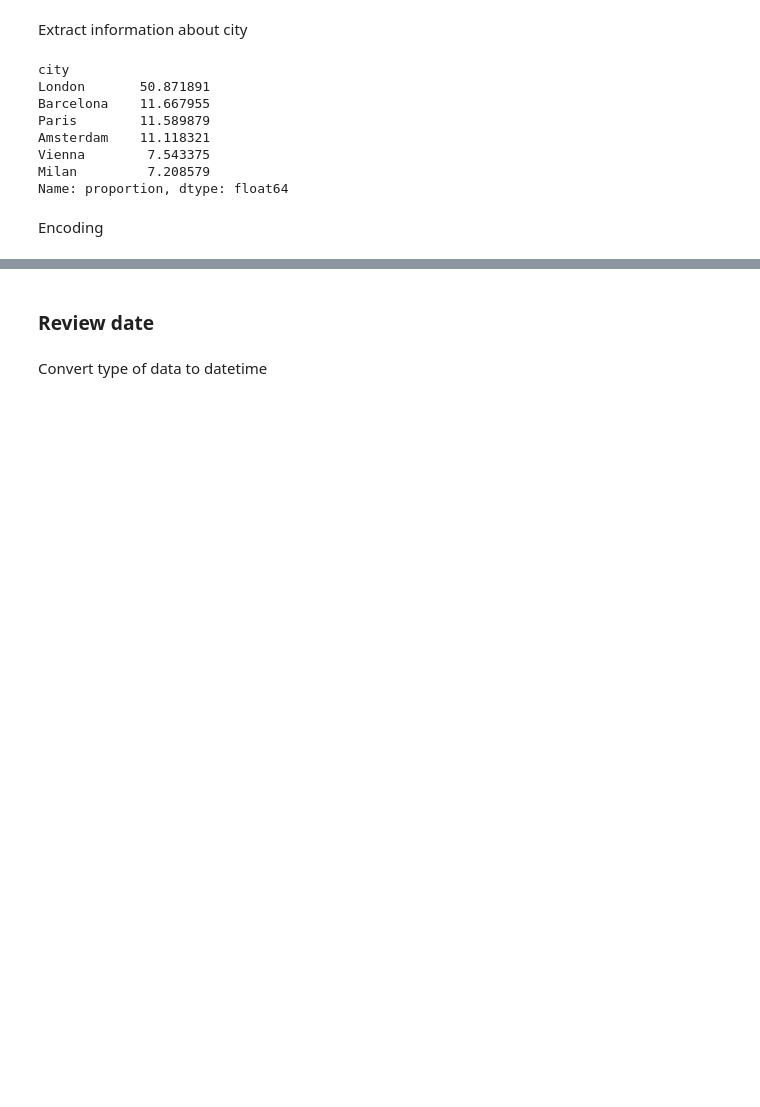
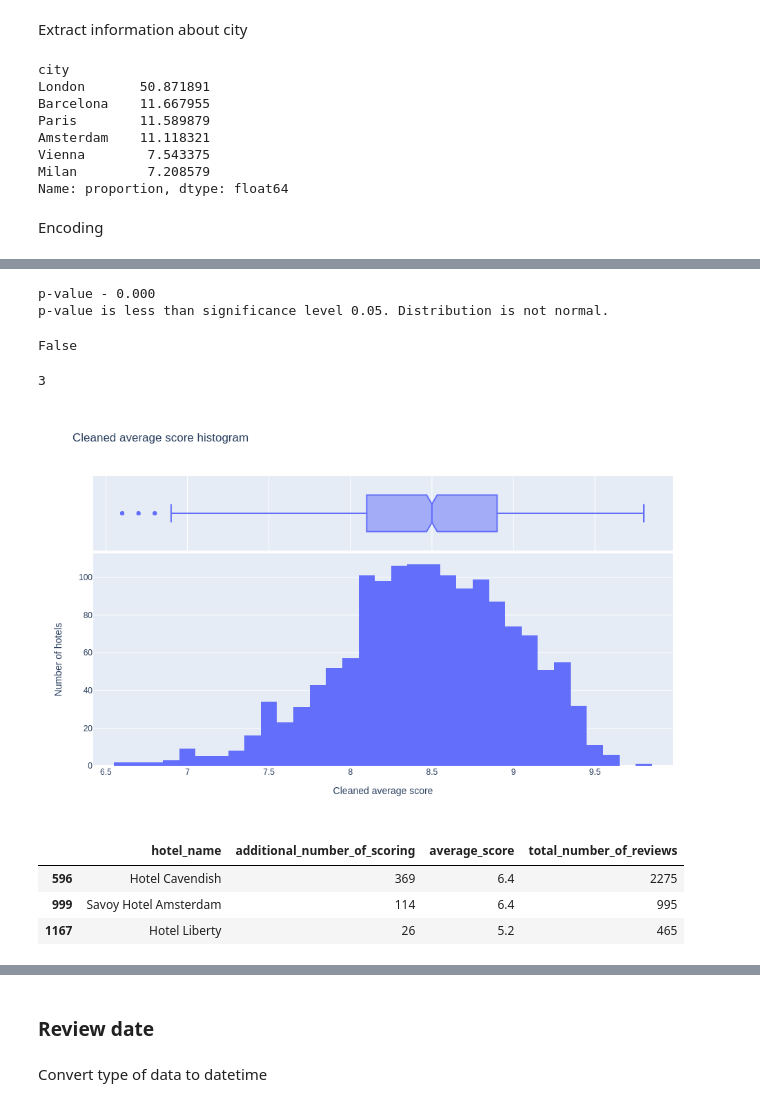
Before and after one commit to errlwdfi/sf_data_science, a Jupyter notebook: booking/booking.ipynb, the cells around one changed output, grey strips where cells are left out. Saved outputs shown, nothing was run; the diff lists cells and outputs as text; code cells hidden in the pictures; blank space fills up the shorter version.

```diff
--- a/booking/booking.ipynb
+++ b/booking/booking.ipynb
@@ -73,0 +283,6 @@ X = pd.concat([X, city_bin], axis=1)
+# %%
+decision_normality(stats.shapiro(hotel_df['average_score'])[1])
+# %% [output]
+p-value - 0.000
+p-value is less than significance level 0.05. Distribution is not normal.
+False
@@ -73,0 +316,31 @@ X = pd.concat([X, city_bin], axis=1)
+# %%
+outliers_score, cleaned_score = outliers_iqr_log(hotel_df, 'average_score', left=2, right=1.5)
+
+# number of outliers
+outliers_score.shape[0]
+# %% [output]
+3
+# %%
+fig_score_cleaned = px.histogram(
+    cleaned_score['average_score'],
+    height=600,
+    width=1000,
+    marginal='box',
+    title="Cleaned average score histogram"
+)
+fig_score_cleaned.update_layout(showlegend=False)
+fig_score_cleaned.layout.xaxis.title.text = 'Cleaned average score'
+fig_score_cleaned.layout.yaxis.title.text = 'Number of hotels'
+fig_score_cleaned.write_html('images/average_score_cleaned.html')
+fig_score_cleaned.write_image('images/average_score_cleaned.png')
+fig_score_cleaned.show('png')
+#fig_score_cleaned.show()
+# %% [output]
+[figure, added]
+# %%
+outliers_score
+# %% [output]
+|  | hotel_name | additional_number_of_scoring | average_score | total_number_of_reviews |
+| 596 | Hotel Cavendish | 369 | 6.4 | 2275 |
+| 999 | Savoy Hotel Amsterdam | 114 | 6.4 | 995 |
+| 1167 | Hotel Liberty | 26 | 5.2 | 465 |
```
Also changed, not shown: parts of 106 cells of this notebook, 13 other files.
